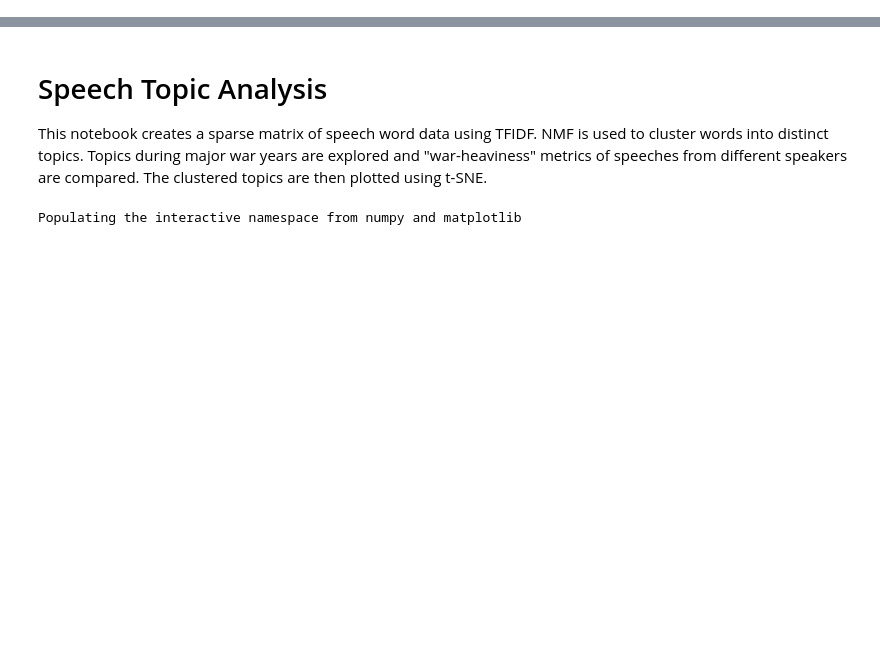
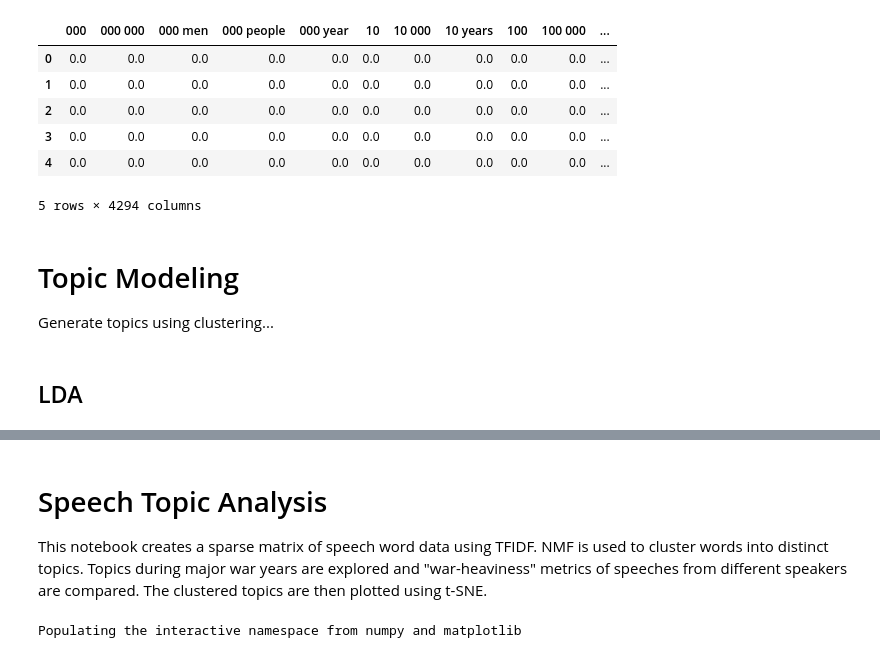
Before and after one commit to kevscon/Project-4, a Jupyter notebook: topic_modeling.ipynb, the cells around one changed output, grey strips where cells are left out. Saved outputs shown, nothing was run; the diff lists cells and outputs as text; code cells hidden in the pictures; blank space fills up the shorter version.

```diff
--- a/topics.ipynb
+++ b/topic_modeling.ipynb
@@ -0,0 +70,23 @@
+# %%
+# create instance of TFIDF vectorizer
+tf_vectorizer = TfidfVectorizer(stop_words='english', max_df=0.95, min_df=0.05, ngram_range=(1, 3))
+# %%
+# transform documents into document-term matrix
+X = tf_vectorizer.fit_transform(documents)
+# %%
+# create dataframe of document-term matrix
+tf_df = pd.DataFrame(X.toarray(), columns=[tf_vectorizer.get_feature_names()])
+tf_df.head()
+# %% [output]
+|  | 000 | 000 000 | 000 men | 000 people | 000 year | 10 | 10 000 | 10 years | 100 | 100 000 | ... |
+| 0 | 0.0 | 0.0 | 0.0 | 0.0 | 0.0 | 0.0 | 0.0 | 0.0 | 0.0 | 0.0 | ... |
+| 1 | 0.0 | 0.0 | 0.0 | 0.0 | 0.0 | 0.0 | 0.0 | 0.0 | 0.0 | 0.0 | ... |
+| 2 | 0.0 | 0.0 | 0.0 | 0.0 | 0.0 | 0.0 | 0.0 | 0.0 | 0.0 | 0.0 | ... |
+| 3 | 0.0 | 0.0 | 0.0 | 0.0 | 0.0 | 0.0 | 0.0 | 0.0 | 0.0 | 0.0 | ... |
+| 4 | 0.0 | 0.0 | 0.0 | 0.0 | 0.0 | 0.0 | 0.0 | 0.0 | 0.0 | 0.0 | ... |
+5 rows × 4294 columns
+# %% [markdown]
+# Topic Modeling
+Generate topics using clustering...
+# %% [markdown]
+## LDA
```
Also changed, not shown: parts of 22 cells of this notebook, 7 other files.
